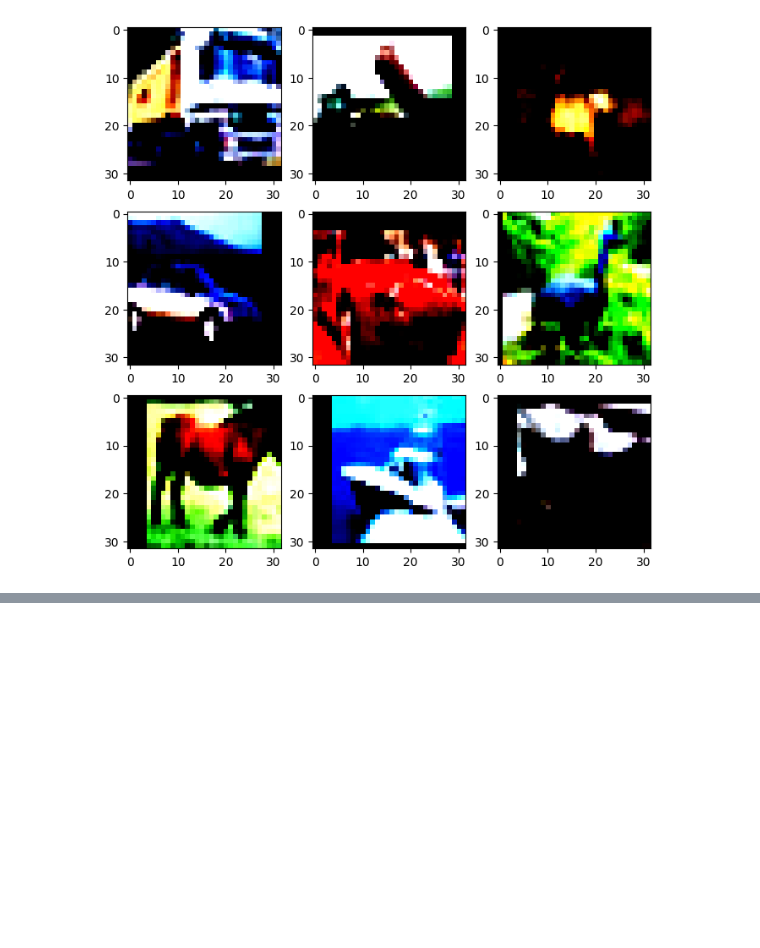
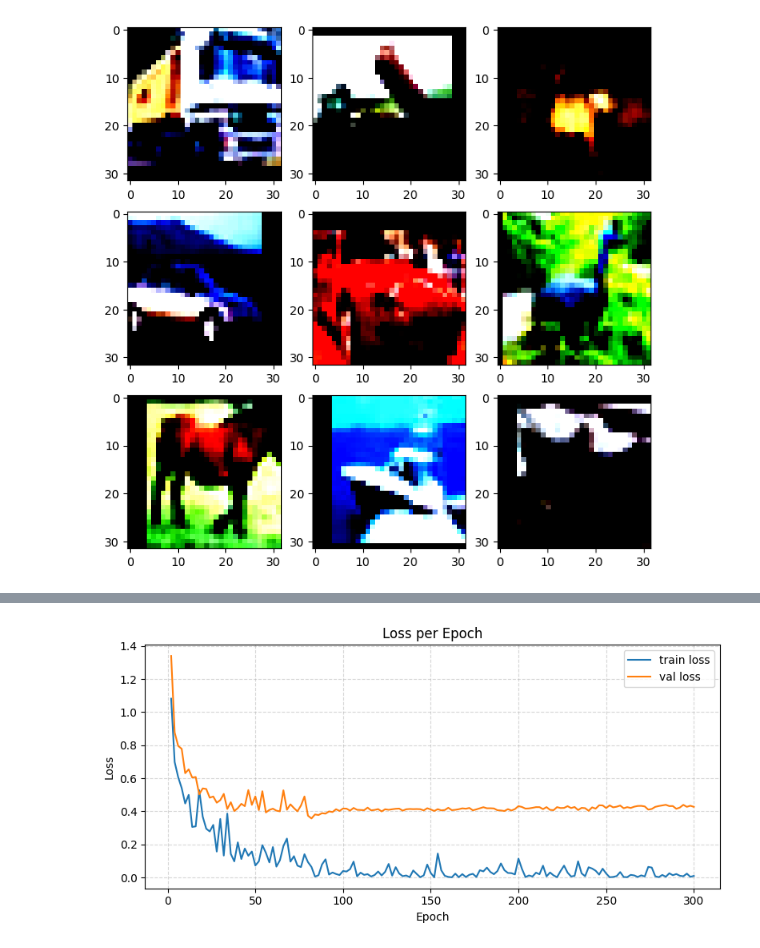
Before and after one commit to vladcociorva/cnn-cifar10, a Jupyter notebook: experiment.ipynb, the cells around one changed output, grey strips where cells are left out. Cells and saved outputs as stored; diff of their text form; code cells hidden in the pictures; blank space fills up the shorter version.

```diff
--- a/experiment.ipynb
+++ b/experiment.ipynb
@@ -67,0 +93,13 @@ Clipping input data to the valid range for imshow with RGB data ([0..1] for floa
+# %%
+train_epoch = (
+    train
+    .sort_values(["epoch", "step"])
+    .groupby("epoch", as_index=False)
+    .last()[["epoch", "train_loss", "train_acc"]]
+)
+
+epoch_df = pd.merge(
+    train_epoch,
+    val[["epoch", "val_loss", "val_acc"]],
+    on="epoch"
+)
@@ -67,0 +133,11 @@ Clipping input data to the valid range for imshow with RGB data ([0..1] for floa
+# %%
+# --- Loss per epoch ---
+plt.figure(figsize=(8,4))
+plt.plot(epoch_df["epoch"], epoch_df["train_loss"], label="train loss")
+plt.plot(epoch_df["epoch"], epoch_df["val_loss"], label="val loss")
+plt.xlabel("Epoch"); plt.ylabel("Loss")
+plt.title("Loss per Epoch")
+plt.legend(); plt.grid(True, linestyle="--", alpha=0.5)
+plt.tight_layout()
+# %% [output]
+[figure, added]
```
Also changed, not shown: parts of 8 cells of this notebook, 5 other files.
